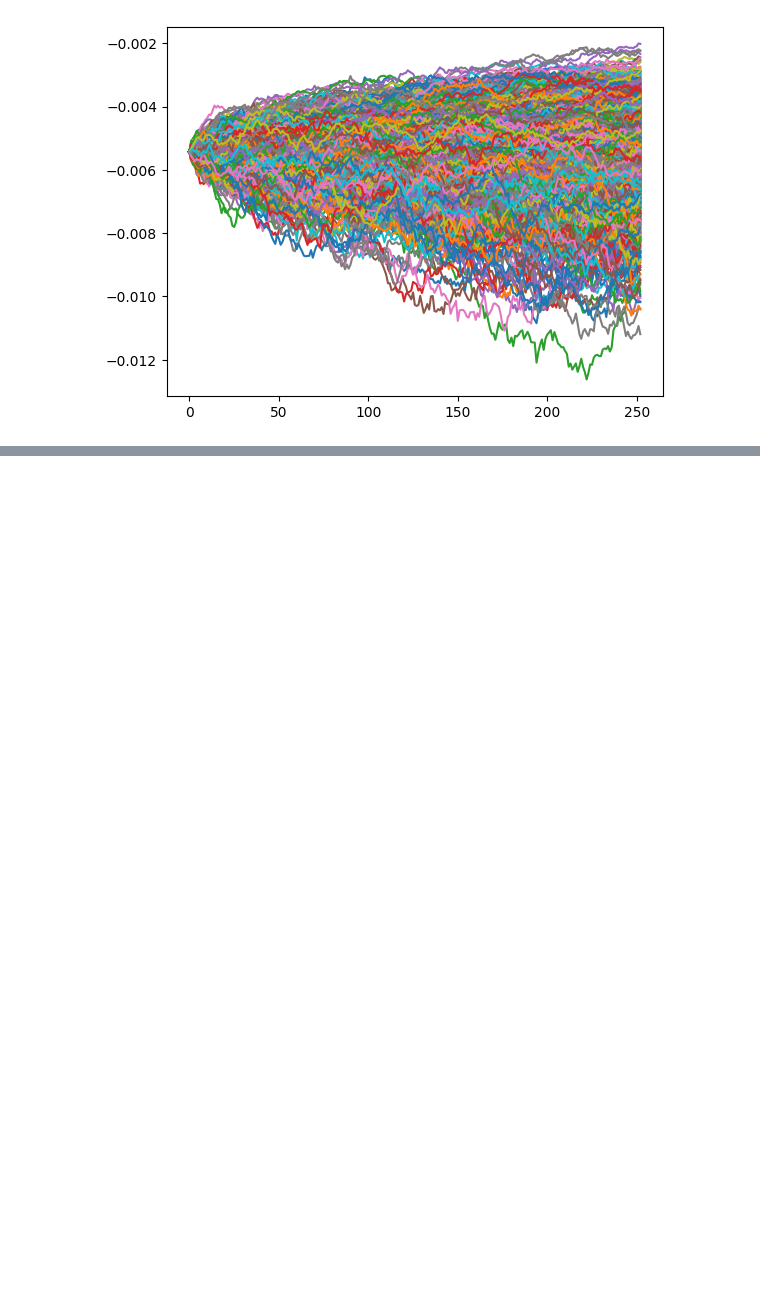
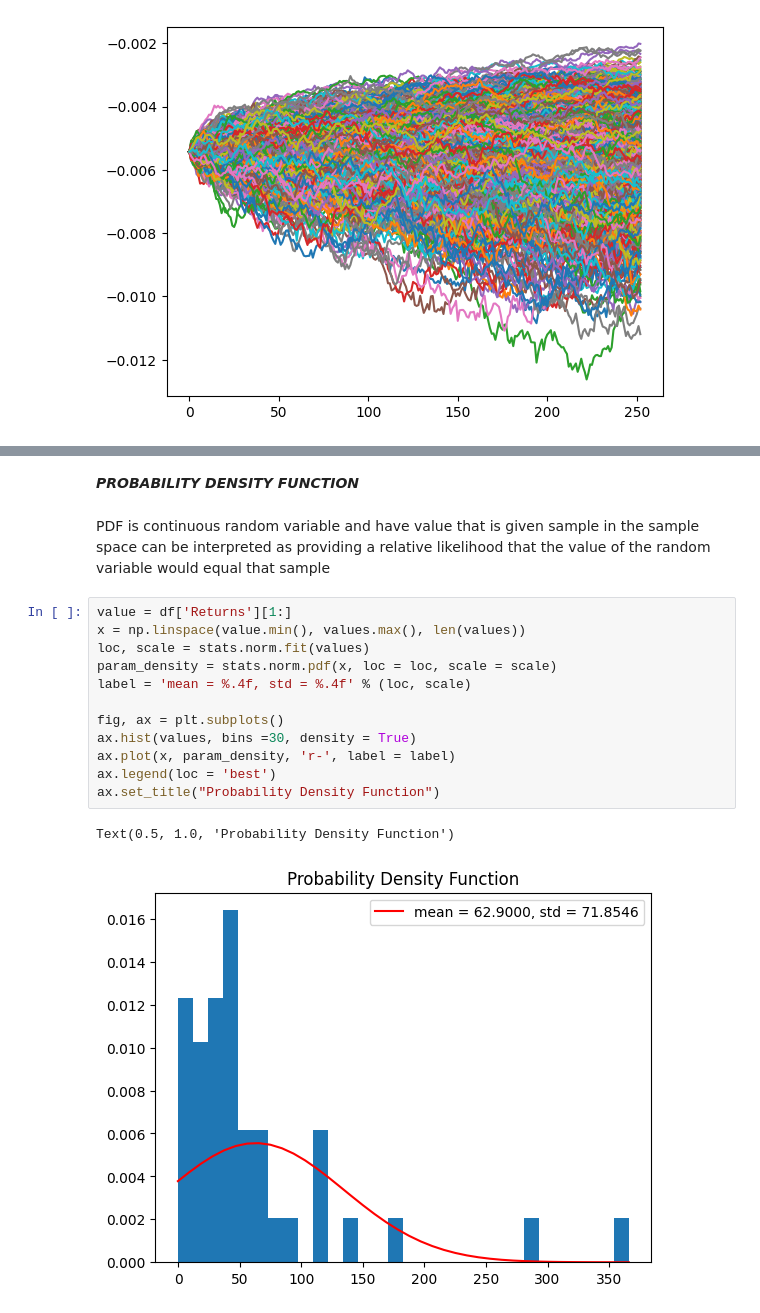
Before and after one commit to prasad14082000/Quant-Time-Series-Forecasting-ML, a Jupyter notebook: BASICS/008_Basic-statistics.ipynb, the cells around one changed output, grey strips where cells are left out. Saved outputs shown, nothing was run; the diff lists cells and outputs as text; blank space fills up the shorter version.

```diff
--- a/BASICS/008_Basic-statistics.ipynb
+++ b/BASICS/008_Basic-statistics.ipynb
@@ -234,0 +254,19 @@ plt.show()
+# %% [markdown]
+***PROBABILITY DENSITY FUNCTION***
+# %% [markdown]
+PDF is continuous random variable and have value that is given sample in the sample space can be interpreted as providing a relative likelihood that the value of the random variable would equal that sample
+# %%
+value = df['Returns'][1:]
+x = np.linspace(value.min(), values.max(), len(values))
+loc, scale = stats.norm.fit(values)
+param_density = stats.norm.pdf(x, loc = loc, scale = scale)
+label = 'mean = %.4f, std = %.4f' % (loc, scale)
+
+fig, ax = plt.subplots()
+ax.hist(values, bins =30, density = True)
+ax.plot(x, param_density, 'r-', label = label)
+ax.legend(loc = 'best')
+ax.set_title("Probability Density Function")
+# %% [output]
+Text(0.5, 1.0, 'Probability Density Function')
+[figure, added]
```
Also changed, not shown: parts of 20 cells of this notebook.
